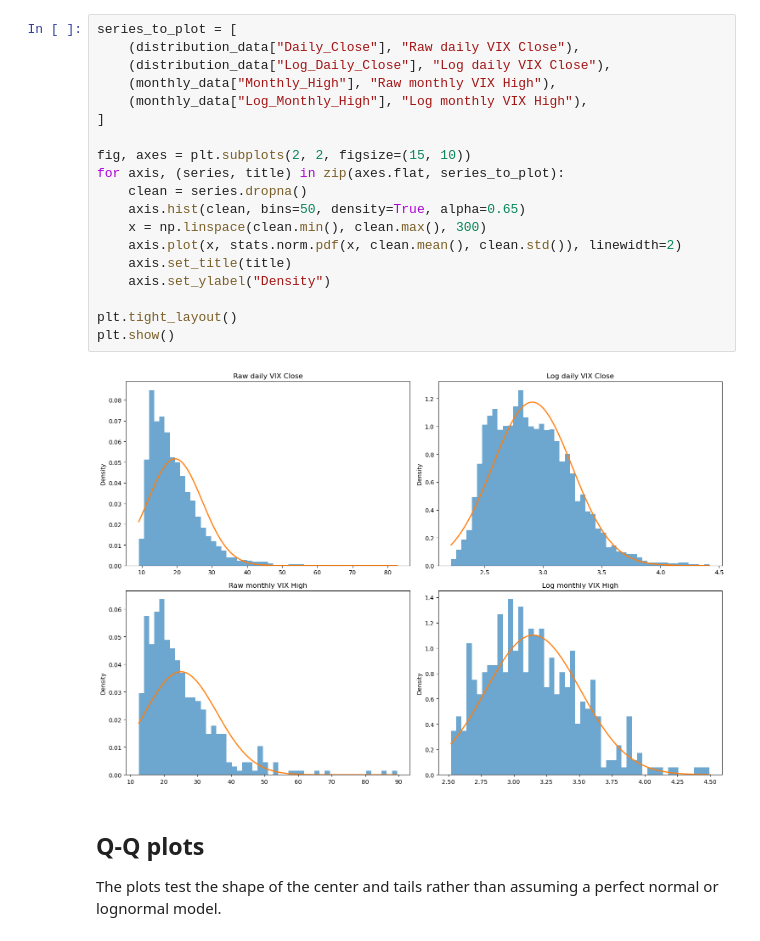
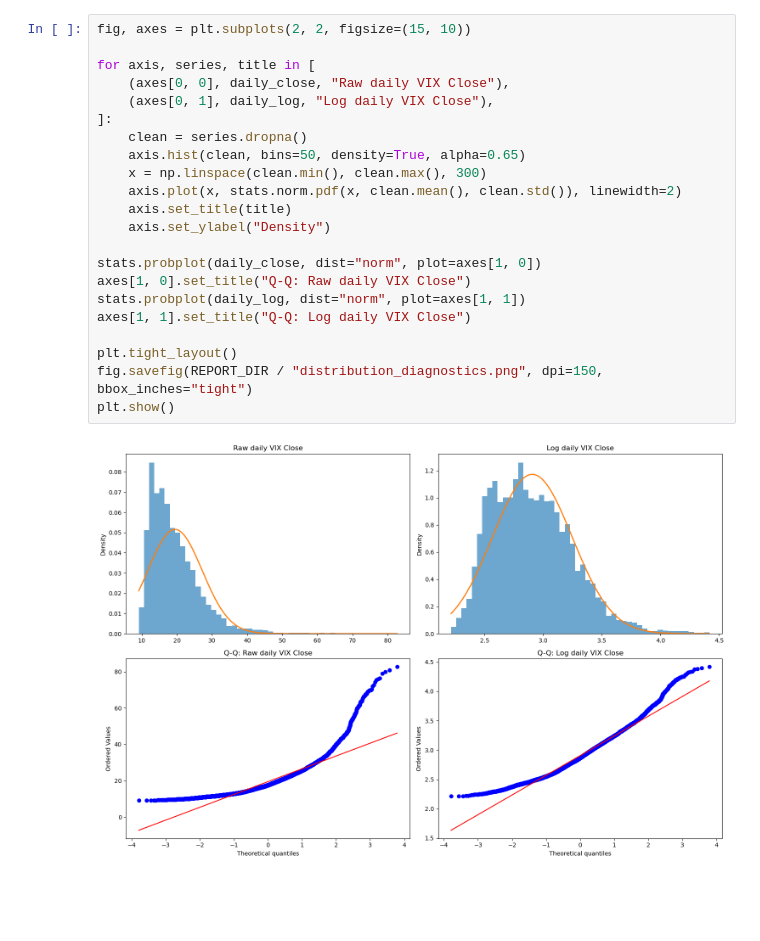
Before and after one commit to seitoalg/Market-Stress-and-Valuation-Risk-Strategy-Framework, a Jupyter notebook: notebooks/01_vix_properties/vix_distribution_analysis.ipynb, the cells around one changed output. Cells and saved outputs as stored; diff of their text form; blank space fills up the shorter version.

```diff
--- a/notebooks/01_vix_properties/vix_distribution_analysis.ipynb
+++ b/notebooks/01_vix_properties/vix_distribution_analysis.ipynb
@@ -86,25 +186,24 @@ display(summary)
 # %%
-series_to_plot = [
-    (distribution_data["Daily_Close"], "Raw daily VIX Close"),
-    (distribution_data["Log_Daily_Close"], "Log daily VIX Close"),
-    (monthly_data["Monthly_High"], "Raw monthly VIX High"),
-    (monthly_data["Log_Monthly_High"], "Log monthly VIX High"),
-]
+fig, axes = plt.subplots(2, 2, figsize=(15, 10))
 
-fig, axes = plt.subplots(2, 2, figsize=(15, 10))
-for axis, (series, title) in zip(axes.flat, series_to_plot):
+for axis, series, title in [
+    (axes[0, 0], daily_close, "Raw daily VIX Close"),
+    (axes[0, 1], daily_log, "Log daily VIX Close"),
+]:
     clean = series.dropna()
     axis.hist(clean, bins=50, density=True, alpha=0.65)
     x = np.linspace(clean.min(), clean.max(), 300)
     axis.plot(x, stats.norm.pdf(x, clean.mean(), clean.std()), linewidth=2)
     axis.set_title(title)
     axis.set_ylabel("Density")
 
+stats.probplot(daily_close, dist="norm", plot=axes[1, 0])
+axes[1, 0].set_title("Q-Q: Raw daily VIX Close")
+stats.probplot(daily_log, dist="norm", plot=axes[1, 1])
+axes[1, 1].set_title("Q-Q: Log daily VIX Close")
+
 plt.tight_layout()
+fig.savefig(REPORT_DIR / "distribution_diagnostics.png", dpi=150, bbox_inches="tight")
 plt.show()
 # %% [output]
-[figure, old version]
+[figure, new version]
-# %% [markdown]
-## Q-Q plots
-
-The plots test the shape of the center and tails rather than assuming a perfect normal or lognormal model.
```
Also changed, not shown: parts of 27 cells of this notebook, 10 other files.
